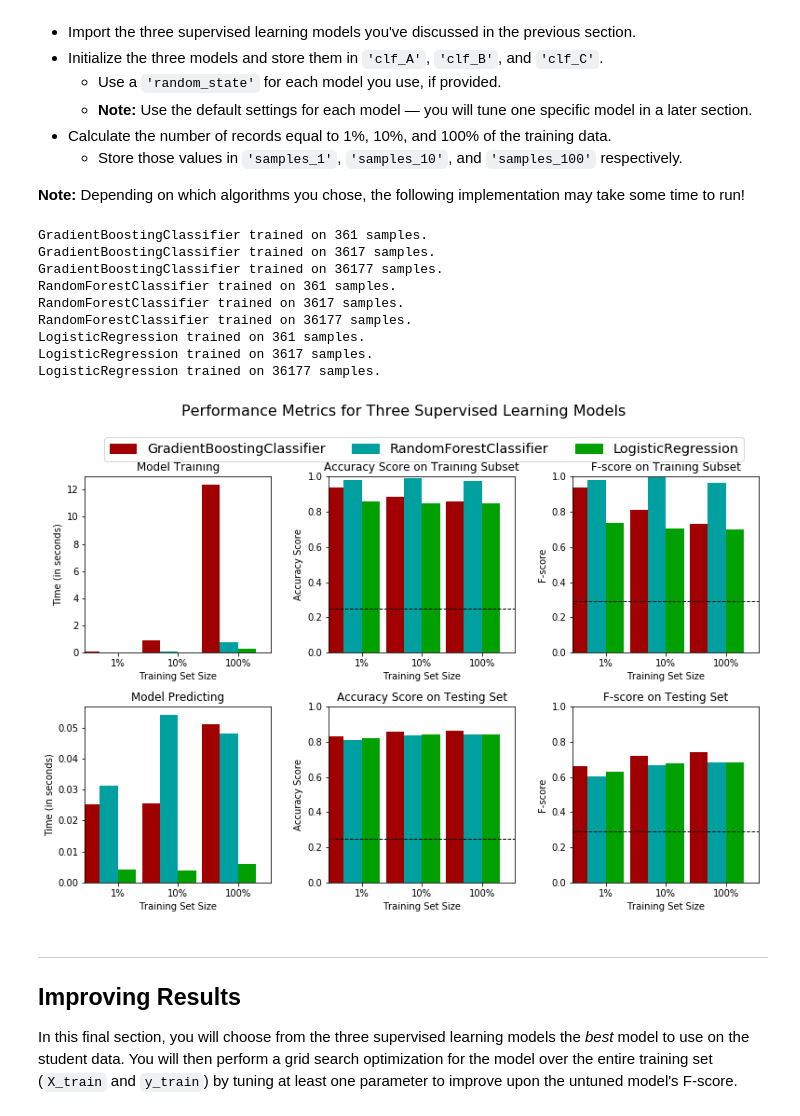
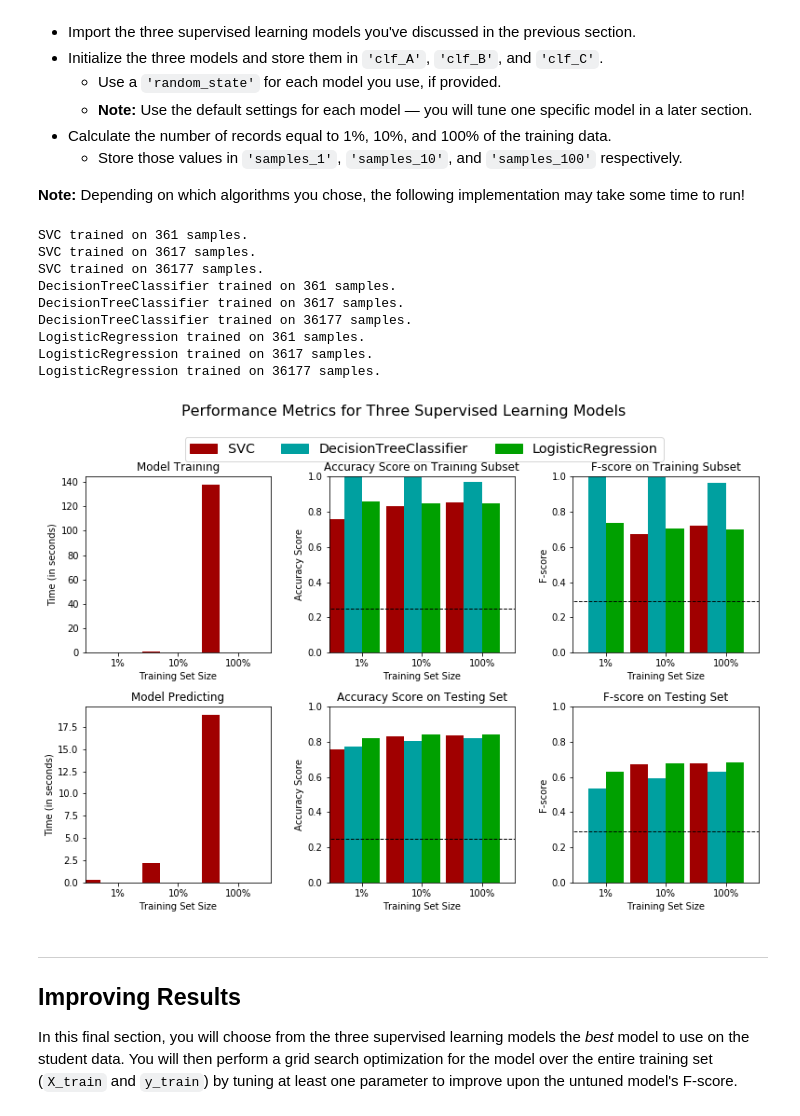
Before and after one commit to wang-zhe/Udacity-Review-Statistics, a Jupyter notebook: finding_donors.ipynb, the cells around one changed output. Cells and saved outputs as stored; diff of their text form; code cells hidden in the pictures.

```diff
--- a/finding_donors.ipynb
+++ b/finding_donors.ipynb
@@ -310,6 +361,10 @@ In the code block below, you will need to implement the following:
    - Make sure that you set the `beta` parameter!
 # %%
 # TODO: Import two metrics from sklearn - fbeta_score and accuracy_score
+from sklearn.metrics import accuracy_score
+from sklearn.metrics import f1_score
+
+from sklearn.metrics import fbeta_score, accuracy_score
 
 def train_predict(learner, sample_size, X_train, y_train, X_test, y_test):
     '''
@@ -330,7 +385,7 @@ def train_predict(learner, sample_size, X_train, y_train, X_test, y_test):
     end = time() # Get end time
 
     # TODO: Calculate the training time
-    results['train_time'] = end-start
+    results['train_time'] = end - start
 
     # TODO: Get the predictions on the test set(X_test),
     #       then get predictions on the first 300 training samples(X_train) using .predict()
@@ -340,19 +395,19 @@ def train_predict(learner, sample_size, X_train, y_train, X_test, y_test):
     end = time() # Get end time
 
     # TODO: Calculate the total prediction time
-    results['pred_time'] = end-start
+    results['pred_time'] = end - start
 
-    # TODO: Compute accuracy on the first 300 training samples
-    results['acc_train'] = accuracy_score(y_train[:300],predictions_train)
+    # TODO: Compute accuracy on the first 300 training samples which is y_train[:300]
+    results['acc_train'] = accuracy_score(y_train[:300], predictions_train)
 
-    # TODO: Compute accuracy on test set
-    results['acc_test'] = accuracy_score(y_test,predictions_test)
+    # TODO: Compute accuracy on test set using accuracy_score()
+    results['acc_test'] = accuracy_score(y_test, predictions_test)
 
-    # TODO: Compute F-score on the the first 300 training samples
-    results['f_train'] = fbeta_score(y_train[:300],predictions_train,beta=0.5)
+    # TODO: Compute F-score on the the first 300 training samples using fbeta_score()
+    results['f_train'] = fbeta_score(y_train[:300], predictions_train, 0.5)
 
     # TODO: Compute F-score on the test set which is y_test
-    results['f_test'] = fbeta_score(y_test,predictions_test,beta=0.5)
+    results['f_test'] = fbeta_score(y_test, predictions_test, 0.5)
 
     # Success
     print("{} trained on {} samples.".format(learner.__class__.__name__, sample_size))
@@ -372,45 +427,45 @@ In the code cell, you will need to implement the following:
 **Note:** Depending on which algorithms you chose, the following implementation may take some time to run!
 # %%
 # TODO: Import the three supervised learning models from sklearn
-from sklearn.ensemble import RandomForestClassifier
-from sklearn.ensemble import GradientBoostingClassifier
+from sklearn.tree import DecisionTreeClassifier
+from sklearn.svm import SVC
 from sklearn.linear_model import LogisticRegression
+
 # TODO: Initialize the three models
-
-clf_A = GradientBoostingClassifier(random_state=42)
-clf_B = RandomForestClassifier(random_state=42)
-clf_C = LogisticRegression(random_state=42)
+clf_A = SVC(random_state=0)
+clf_B = DecisionTreeClassifier(random_state=0)
+clf_C = LogisticRegression(random_state=0)
 
 # TODO: Calculate the number of samples for 1%, 10%, and 100% of the training data
 # HINT: samples_100 is the entire training set i.e. len(y_train)
-# HINT: samples_10 is 10% of samples_100
-# HINT: samples_1 is 1% of samples_100
-samples_100 = len(y_train)
-samples_10 = int(len(y_train)*10/100)
-samples_1 = int(len(y_train)/100)
+# HINT: samples_10 is 10% of samples_100 (ensure to set the count of the values to be `int` and not `float`)
+# HINT: samples_1 is 1% of samples_100 (ensure to set the count of the values to be `int` and not `float`)
+samples_1 = int(X_train.shape[0]*0.01)
+samples_10 = int(X_train.shape[0]*0.1)
+samples_100 = int(X_train.shape[0])
 
 # Collect results on the learners
 results = {}
 for clf in [clf_A, clf_B, clf_C]:
     clf_name = clf.__class__.__name__
     results[clf_name] = {}
     for i, samples in enumerate([samples_1, samples_10, samples_100]):
         results[clf_name][i] = \
         train_predict(clf, samples, X_train, y_train, X_test, y_test)
 
 # Run metrics visualization for the three supervised learning models chosen
 vs.evaluate(results, accuracy, fscore)
 # %% [output]
-GradientBoostingClassifier trained on 361 samples.
-GradientBoostingClassifier trained on 3617 samples.
-GradientBoostingClassifier trained on 36177 samples.
-RandomForestClassifier trained on 361 samples.
-RandomForestClassifier trained on 3617 samples.
-RandomForestClassifier trained on 36177 samples.
+SVC trained on 361 samples.
+SVC trained on 3617 samples.
+SVC trained on 36177 samples.
+DecisionTreeClassifier trained on 361 samples.
+DecisionTreeClassifier trained on 3617 samples.
+DecisionTreeClassifier trained on 36177 samples.
 LogisticRegression trained on 361 samples.
 LogisticRegression trained on 3617 samples.
 LogisticRegression trained on 36177 samples.
-[figure, old version]
+[figure, new version]
 # %% [markdown]
 ----
 ## Improving Results
```
Also changed, not shown: parts of 20 cells of this notebook.
